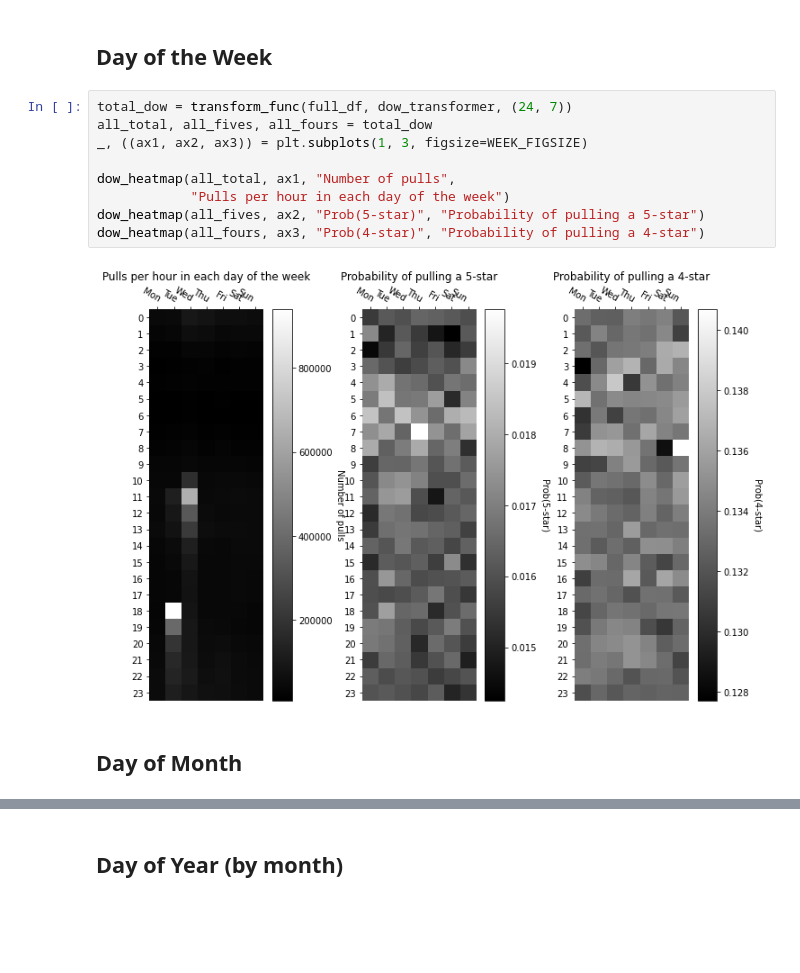
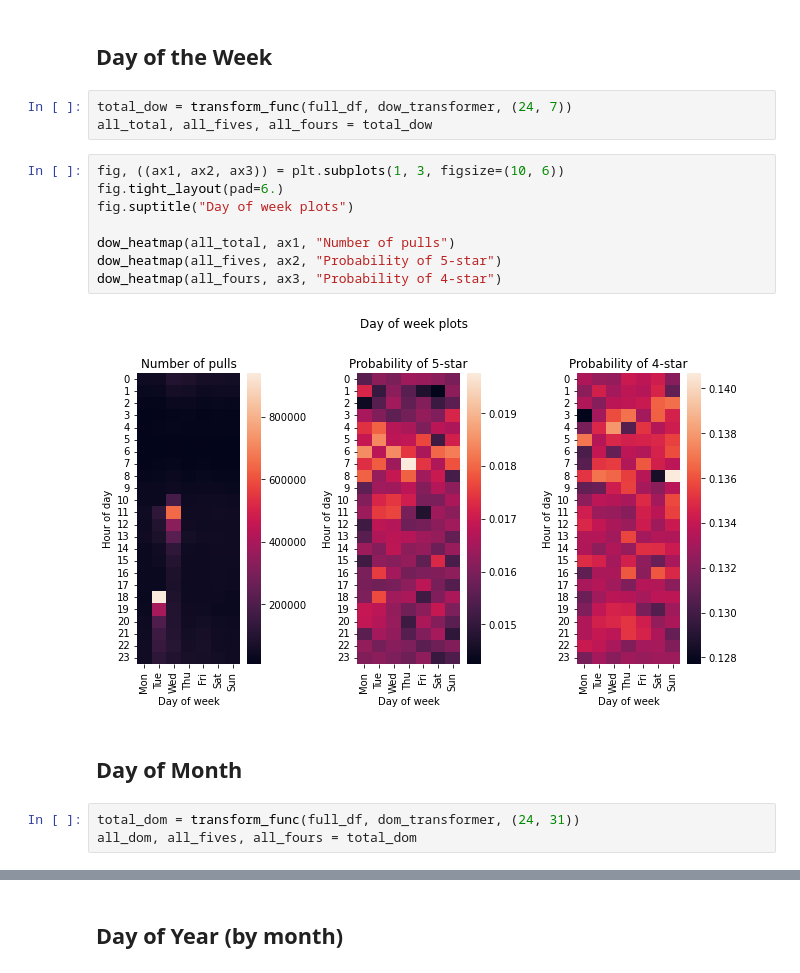
Before and after one commit to justnawat/optimized-genshin-pulling, a Jupyter notebook: Optimized Genshin Pulls.ipynb, the cells around one changed output, grey strips where cells are left out. Drawn from its saved outputs; the diff is of its cells as text; blank space fills up the shorter version.

Commit message:
visualizations changed to use seaborn heatmaps

```diff
--- a/Optimized Genshin Pulls.ipynb
+++ b/Optimized Genshin Pulls.ipynb
@@ -205,17 +182,22 @@ def dsr_heatmap(data: np.ndarray, ax: plt.Axes, bar_label: str, interval_name="M
 # First Try: _Raw Data_
 # %% [markdown]
 ## Day of the Week
+# %%
+total_dow = transform_func(full_df, dow_transformer, (24, 7))
+all_total, all_fives, all_fours = total_dow
 # %%
-total_dow = transform_func(full_df, dow_transformer, (24, 7))
-all_total, all_fives, all_fours = total_dow
-_, ((ax1, ax2, ax3)) = plt.subplots(1, 3, figsize=WEEK_FIGSIZE)
+fig, ((ax1, ax2, ax3)) = plt.subplots(1, 3, figsize=(10, 6))
+fig.tight_layout(pad=6.)
+fig.suptitle("Day of week plots")
 
-dow_heatmap(all_total, ax1, "Number of pulls",
-            "Pulls per hour in each day of the week")
-dow_heatmap(all_fives, ax2, "Prob(5-star)", "Probability of pulling a 5-star")
-dow_heatmap(all_fours, ax3, "Prob(4-star)", "Probability of pulling a 4-star")
+dow_heatmap(all_total, ax1, "Number of pulls")
+dow_heatmap(all_fives, ax2, "Probability of 5-star")
+dow_heatmap(all_fours, ax3, "Probability of 4-star")
 # %% [output]
-[figure, old version]
+[figure, new version]
 # %% [markdown]
 ## Day of Month
+# %%
+total_dom = transform_func(full_df, dom_transformer, (24, 31))
+all_dom, all_fives, all_fours = total_dom
 # %%
```
Also changed, not shown: parts of 28 cells of this notebook.
